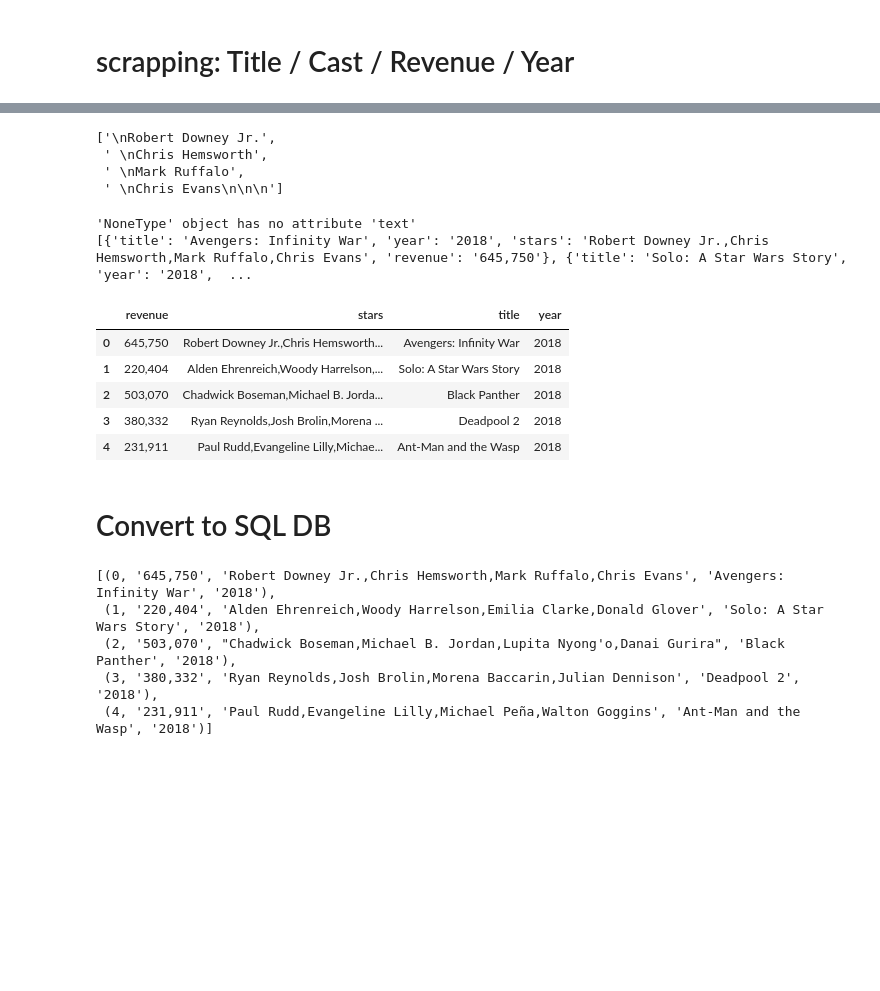
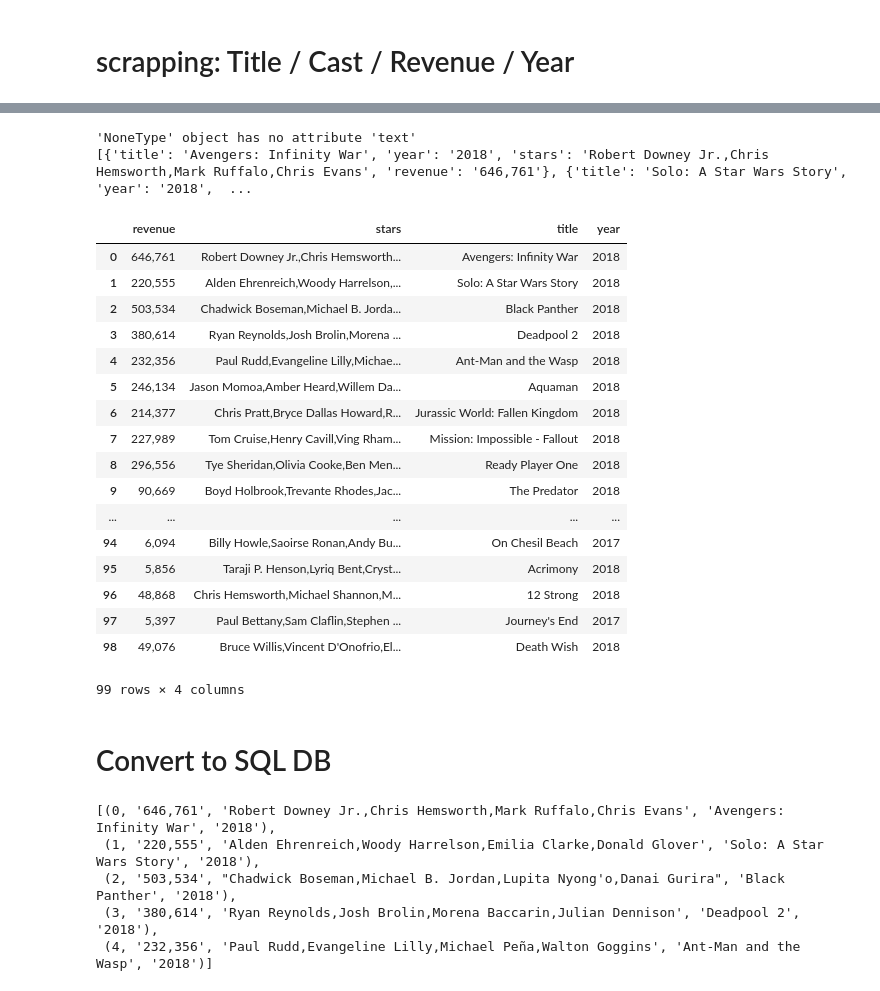
Before and after one commit to omkarkameshiyer/ETLProject, a Jupyter notebook: new_release_ETL.ipynb, the cells around one changed output, grey strips where cells are left out. Cells and saved outputs as stored; diff of their text form; code cells hidden in the pictures; blank space fills up the shorter version.

Commit message:
new_release: csv, head

```diff
--- a/new_release_ETL.ipynb
+++ b/new_release_ETL.ipynb
@@ -41,14 +41,3 @@ title_list
-# %%
-title_list[0].text[100:220]
-start_stars = title_list[0].text.strip().find("Stars:") + len("Stars:")
-end_stars = title_list[0].text.strip().find("Votes:")
-stars = title_list[0].text.strip()[start_stars:end_stars]
-stars.split(",")
-# %% [output]
-['\nRobert Downey Jr.',
- ' \nChris Hemsworth',
- ' \nMark Ruffalo',
- ' \nChris Evans\n\n\n']
 # %%
 movies = []
 for x in title_list:
@@ -81,16 +70,29 @@ for x in title_list:
         print(e)
 
 print(movies)
+browser.quit()
 # %% [output]
 'NoneType' object has no attribute 'text'
-[{'title': 'Avengers: Infinity War', 'year': '2018', 'stars': 'Robert Downey Jr.,Chris Hemsworth,Mark Ruffalo,Chris Evans', 'revenue': '645,750'}, {'title': 'Solo: A Star Wars Story', 'year': '2018',  ...
+[{'title': 'Avengers: Infinity War', 'year': '2018', 'stars': 'Robert Downey Jr.,Chris Hemsworth,Mark Ruffalo,Chris Evans', 'revenue': '646,761'}, {'title': 'Solo: A Star Wars Story', 'year': '2018',  ...
 # %%
-movie_df = pd.DataFrame(movies).head()
+movie_df = pd.DataFrame(movies)
 movie_df
 # %% [output]
 |  | revenue | stars | title | year |
-| 0 | 645,750 | Robert Downey Jr.,Chris Hemsworth... | Avengers: Infinity War | 2018 |
-| 1 | 220,404 | Alden Ehrenreich,Woody Harrelson,... | Solo: A Star Wars Story | 2018 |
-| 2 | 503,070 | Chadwick Boseman,Michael B. Jorda... | Black Panther | 2018 |
-| 3 | 380,332 | Ryan Reynolds,Josh Brolin,Morena ... | Deadpool 2 | 2018 |
-| 4 | 231,911 | Paul Rudd,Evangeline Lilly,Michae... | Ant-Man and the Wasp | 2018 |
+| 0 | 646,761 | Robert Downey Jr.,Chris Hemsworth... | Avengers: Infinity War | 2018 |
+| 1 | 220,555 | Alden Ehrenreich,Woody Harrelson,... | Solo: A Star Wars Story | 2018 |
+| 2 | 503,534 | Chadwick Boseman,Michael B. Jorda... | Black Panther | 2018 |
+| 3 | 380,614 | Ryan Reynolds,Josh Brolin,Morena ... | Deadpool 2 | 2018 |
+| 4 | 232,356 | Paul Rudd,Evangeline Lilly,Michae... | Ant-Man and the Wasp | 2018 |
+| 5 | 246,134 | Jason Momoa,Amber Heard,Willem Da... | Aquaman | 2018 |
+| 6 | 214,377 | Chris Pratt,Bryce Dallas Howard,R... | Jurassic World: Fallen Kingdom | 2018 |
+| 7 | 227,989 | Tom Cruise,Henry Cavill,Ving Rham... | Mission: Impossible - Fallout | 2018 |
+| 8 | 296,556 | Tye Sheridan,Olivia Cooke,Ben Men... | Ready Player One | 2018 |
+| 9 | 90,669 | Boyd Holbrook,Trevante Rhodes,Jac... | The Predator | 2018 |
+| ... | ... | ... | ... | ... |
+| 94 | 6,094 | Billy Howle,Saoirse Ronan,Andy Bu... | On Chesil Beach | 2017 |
+| 95 | 5,856 | Taraji P. Henson,Lyriq Bent,Cryst... | Acrimony | 2018 |
+| 96 | 48,868 | Chris Hemsworth,Michael Shannon,M... | 12 Strong | 2018 |
+| 97 | 5,397 | Paul Bettany,Sam Claflin,Stephen ... | Journey's End | 2017 |
+| 98 | 49,076 | Bruce Willis,Vincent D'Onofrio,El... | Death Wish | 2018 |
+99 rows × 4 columns
@@ -103,11 +107,11 @@ engine = create_engine('sqlite:///new_release.sqlite', echo=False)
 movie_df.to_sql('new_release', con=engine, if_exists='replace')
 engine.execute("SELECT * FROM new_release").fetchall()
 # %% [output]
-[(0, '645,750', 'Robert Downey Jr.,Chris Hemsworth,Mark Ruffalo,Chris Evans', 'Avengers: Infinity War', '2018'),
- (1, '220,404', 'Alden Ehrenreich,Woody Harrelson,Emilia Clarke,Donald Glover', 'Solo: A Star Wars Story', '2018'),
- (2, '503,070', "Chadwick Boseman,Michael B. Jordan,Lupita Nyong'o,Danai Gurira", 'Black Panther', '2018'),
- (3, '380,332', 'Ryan Reynolds,Josh Brolin,Morena Baccarin,Julian Dennison', 'Deadpool 2', '2018'),
- (4, '231,911', 'Paul Rudd,Evangeline Lilly,Michael Peña,Walton Goggins', 'Ant-Man and the Wasp', '2018')]
+[(0, '646,761', 'Robert Downey Jr.,Chris Hemsworth,Mark Ruffalo,Chris Evans', 'Avengers: Infinity War', '2018'),
+ (1, '220,555', 'Alden Ehrenreich,Woody Harrelson,Emilia Clarke,Donald Glover', 'Solo: A Star Wars Story', '2018'),
+ (2, '503,534', "Chadwick Boseman,Michael B. Jordan,Lupita Nyong'o,Danai Gurira", 'Black Panther', '2018'),
+ (3, '380,614', 'Ryan Reynolds,Josh Brolin,Morena Baccarin,Julian Dennison', 'Deadpool 2', '2018'),
+ (4, '232,356', 'Paul Rudd,Evangeline Lilly,Michael Peña,Walton Goggins', 'Ant-Man and the Wasp', '2018')]
 # %%
 import sqlalchemy
 from sqlalchemy.ext.automap import automap_base
```
Also changed, not shown: parts of 3 cells of this notebook, 3 other files.
